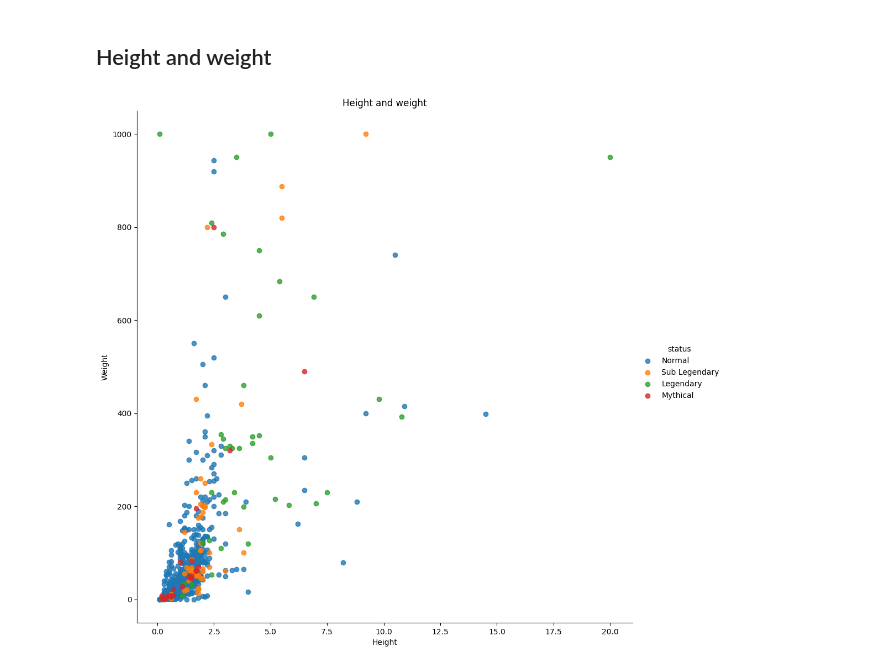
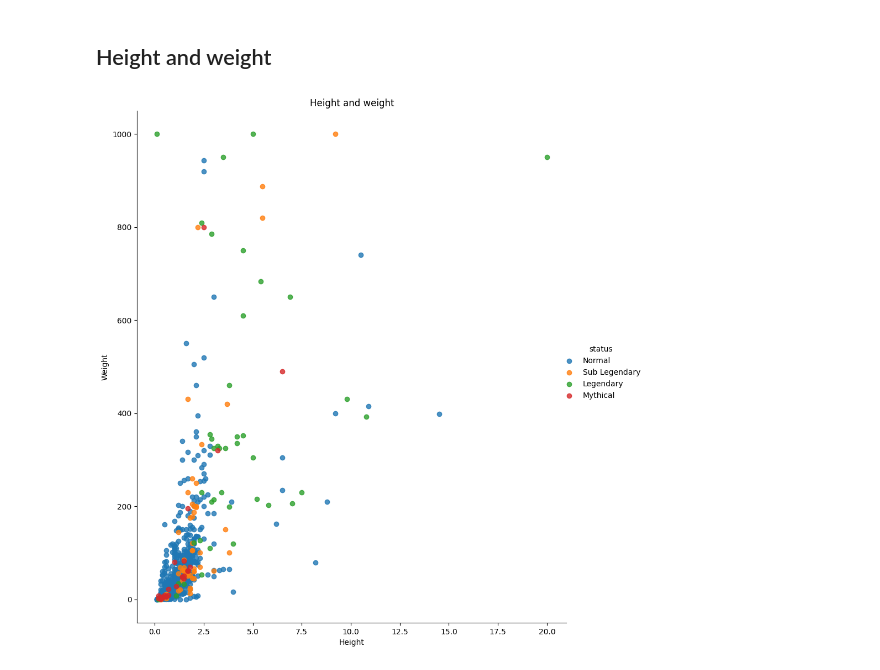
Before and after one commit to BiancaBenelli/Pokemon_project, a Jupyter notebook: Pokemon.ipynb, the cells around one changed output. Drawn from its saved outputs; the diff is of its cells as text; code cells hidden in the pictures.

```diff
--- a/Pokemon.ipynb
+++ b/Pokemon.ipynb
@@ -312,10 +338,10 @@ pokemon_df[strongest_pokemon]
 # %% [markdown]
 ## Height and weight
 # %%
-sb.lmplot(x = 'height_m', y = 'weight_kg', data=pokemon_df, fit_reg=False, hue = 'status', legend = True, height=10, aspect=1)
+sb.lmplot(x = 'height_m', y = 'weight_kg', data=pokemon_df, fit_reg=False, hue = 'status', legend = True, height=10, aspect=1).fig.set_size_inches(10, 10)
 plt.title('Height and weight')
 plt.xlabel("Height")
 plt.ylabel("Weight")
 plt.show()
 # %% [output]
-[figure, old version]
+[figure, new version]
```
Also changed, not shown: parts of 7 cells of this notebook.
